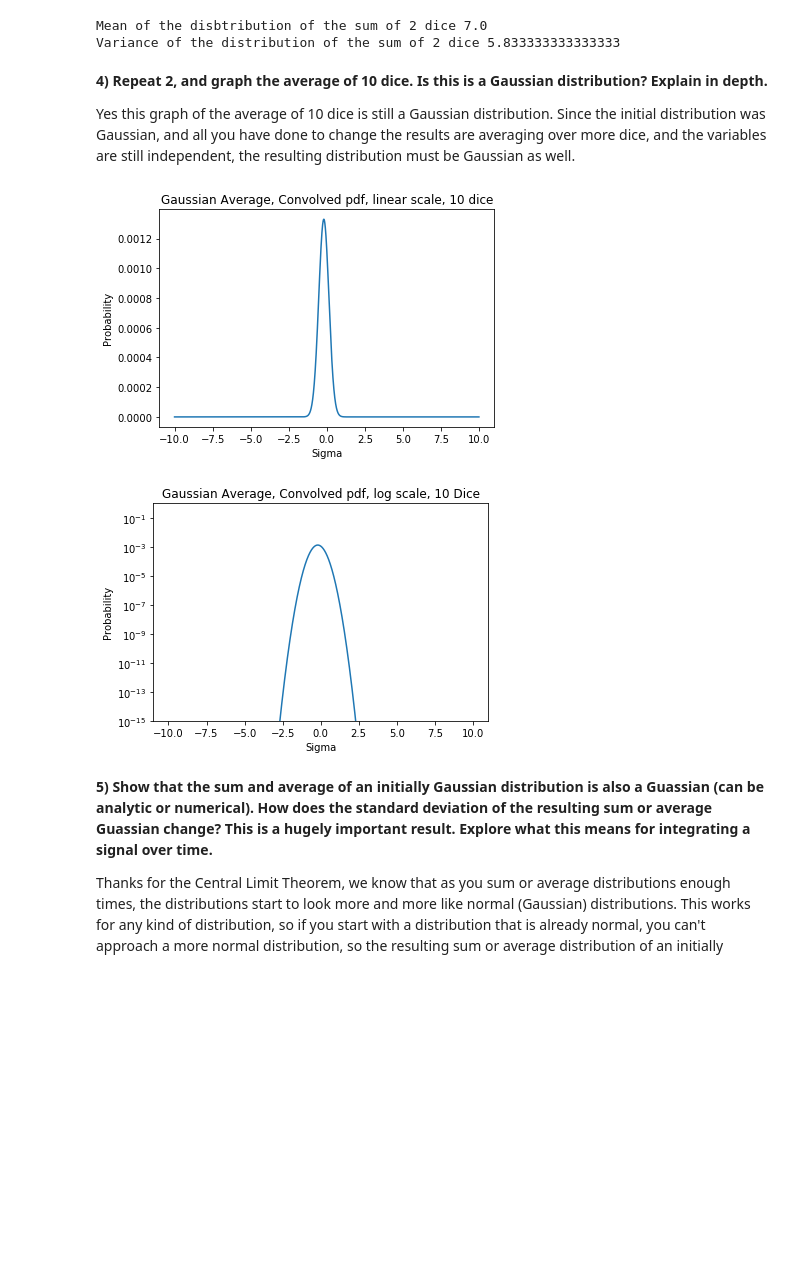
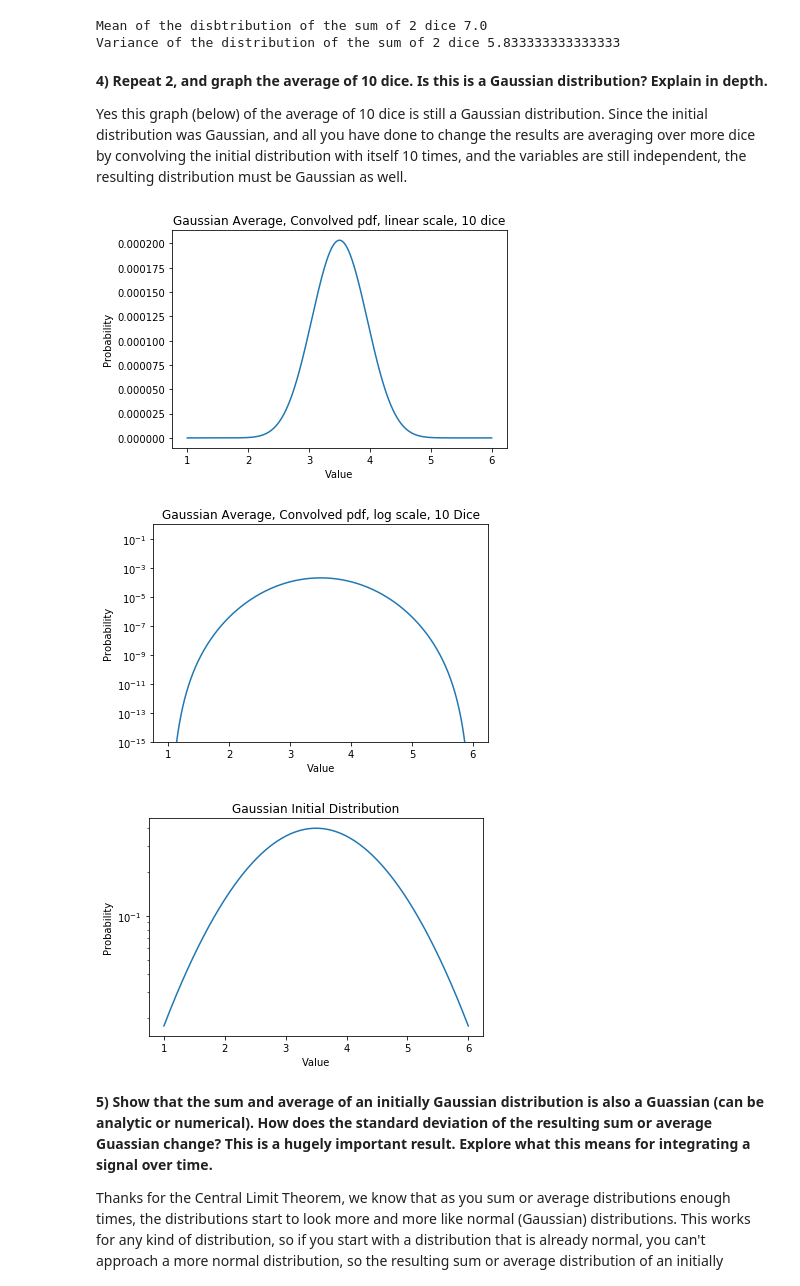
Before and after one commit to ecb49/burns_phys434, a Jupyter notebook: hw/Burns_HW2.ipynb, the cells around one changed output. Drawn from its saved outputs; the diff is of its cells as text; code cells hidden in the pictures; blank space fills up the shorter version.

```diff
--- a/hw/Burns_HW2.ipynb
+++ b/hw/Burns_HW2.ipynb
@@ -39,0 +41,22 @@ plt.show()
+# %%
+xlow = 1
+xhigh = 6
+xspace = 2000
+
+x = np.linspace(xlow,xhigh,xspace)
+
+sum_dist = scipy.stats.norm.pdf(var,loc=3.5)
+sum_dist = sum_dist/sum(sum_dist)
+comb=sum_dist
+
+k=2
+for i in range (k):
+    comb = np.convolve(comb,base,mode='full')
+
+cx = np.linspace(xlow*k,xhigh*k,len(comb))
+plt.step(cx,comb)
+plt.yscale('log')
+plt.xlabel('Value of Dice Sum')
+plt.ylabel('Probability')
+plt.title('Using Convolution to Determine Probability of Dice Sums')
+plt.show()
@@ -48,37 +73,46 @@ Variance of the distribution of the sum of 2 dice 5.833333333333333
 # %% [markdown]
 **4) Repeat 2, and graph the average of 10 dice. Is this is a Gaussian distribution? Explain in depth.**
 
-Yes this graph of the average of 10 dice is still a Gaussian distribution. Since the initial distribution was Gaussian, and all you have done to change the results are averaging over more dice, and the variables are still independent, the resulting distribution must be Gaussian as well.
+Yes this graph (below) of the average of 10 dice is still a Gaussian distribution. Since the initial distribution was Gaussian, and all you have done to change the results are averaging over more dice by convolving the initial distribution with itself 10 times, and the variables are still independent, the resulting distribution must be Gaussian as well.
 # %%
-var = np.linspace(-10,10,2000)
+var = np.linspace(1,6,2000)
 
-dist = scipy.stats.norm.rvs(0,1)
+dist = scipy.stats.norm.pdf(var, loc = 3.5)
 
-base = scipy.stats.norm.pdf(dist,var)
+base = scipy.stats.norm.pdf(dist)
 base = base/sum(base)
 comb=base
 
-for i in range (2,10):
+k=10
+for i in range (k):
     comb = np.convolve(comb,base,mode='full')
 
 plt.title('Gaussian Average, Convolved pdf, linear scale, 10 dice')
-cx = np.linspace(-10,10,len(comb))
+cx = np.linspace(1,6,len(comb))
 plt.plot(cx,comb)
 plt.ylabel('Probability')
-plt.xlabel('Sigma')
+plt.xlabel('Value')
 plt.show()
 
 
 plt.title('Gaussian Average, Convolved pdf, log scale, 10 Dice')
 plt.plot(cx, comb)
 plt.ylim([1e-15,1])
 plt.yscale('log')
 plt.ylabel('Probability')
-plt.xlabel('Sigma')
+plt.xlabel('Value')
 plt.show()
+
+plt.title('Gaussian Initial Distribution')
+plt.plot(var,dist)
+plt.yscale('log')
+plt.xlabel('Value')
+plt.ylabel('Probability')
+plt.show()
 # %% [output]
-[figure, old version]
+[figure, new version]
-[figure, old version]
+[figure, new version]
+[figure, added]
 # %% [markdown]
 **5) Show that the sum and average of an initially Gaussian distribution is also a Guassian (can be analytic or numerical). How does the standard deviation of the resulting sum or average Guassian change? This is a hugely important result. Explore what this means for integrating a signal over time.**
 
```
Also changed, not shown: parts of 2 cells of this notebook, 2 other files.
